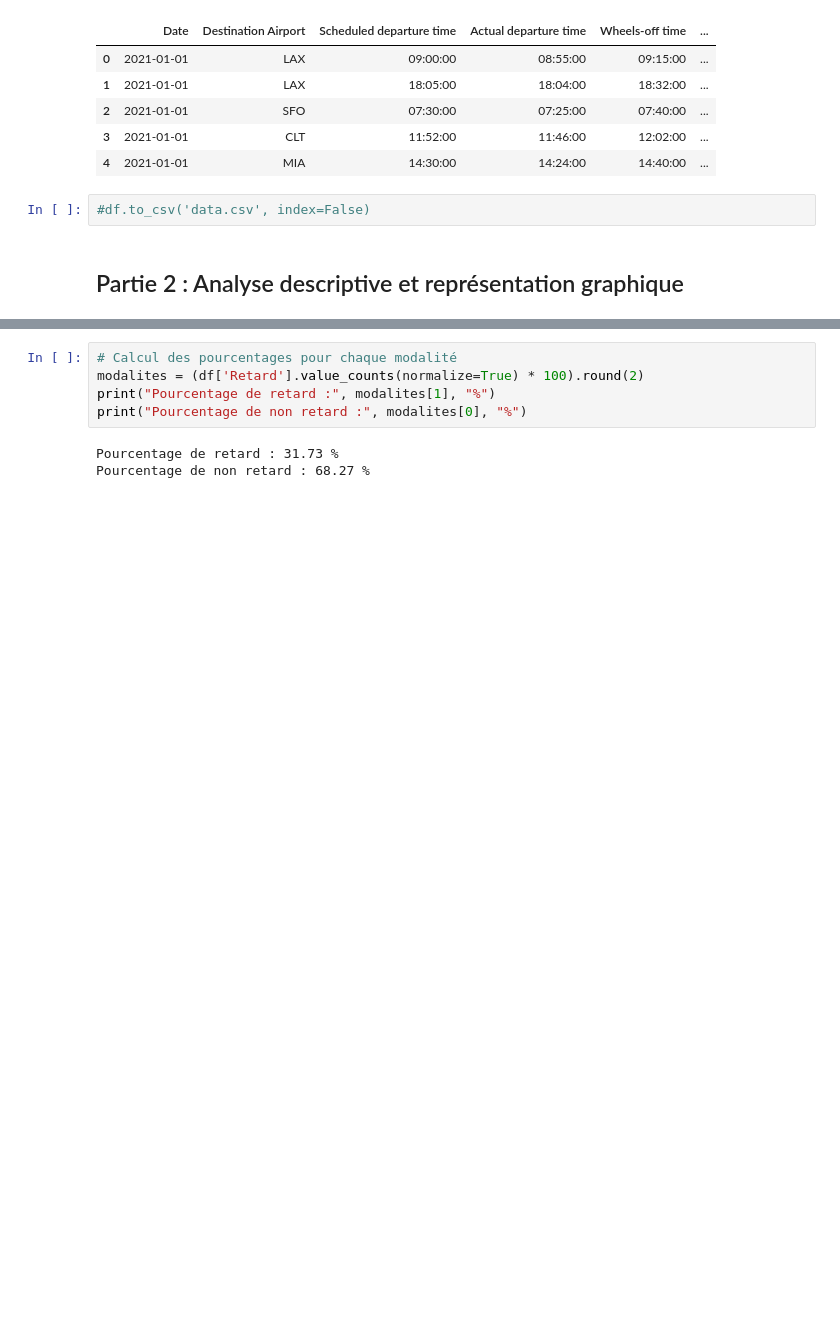
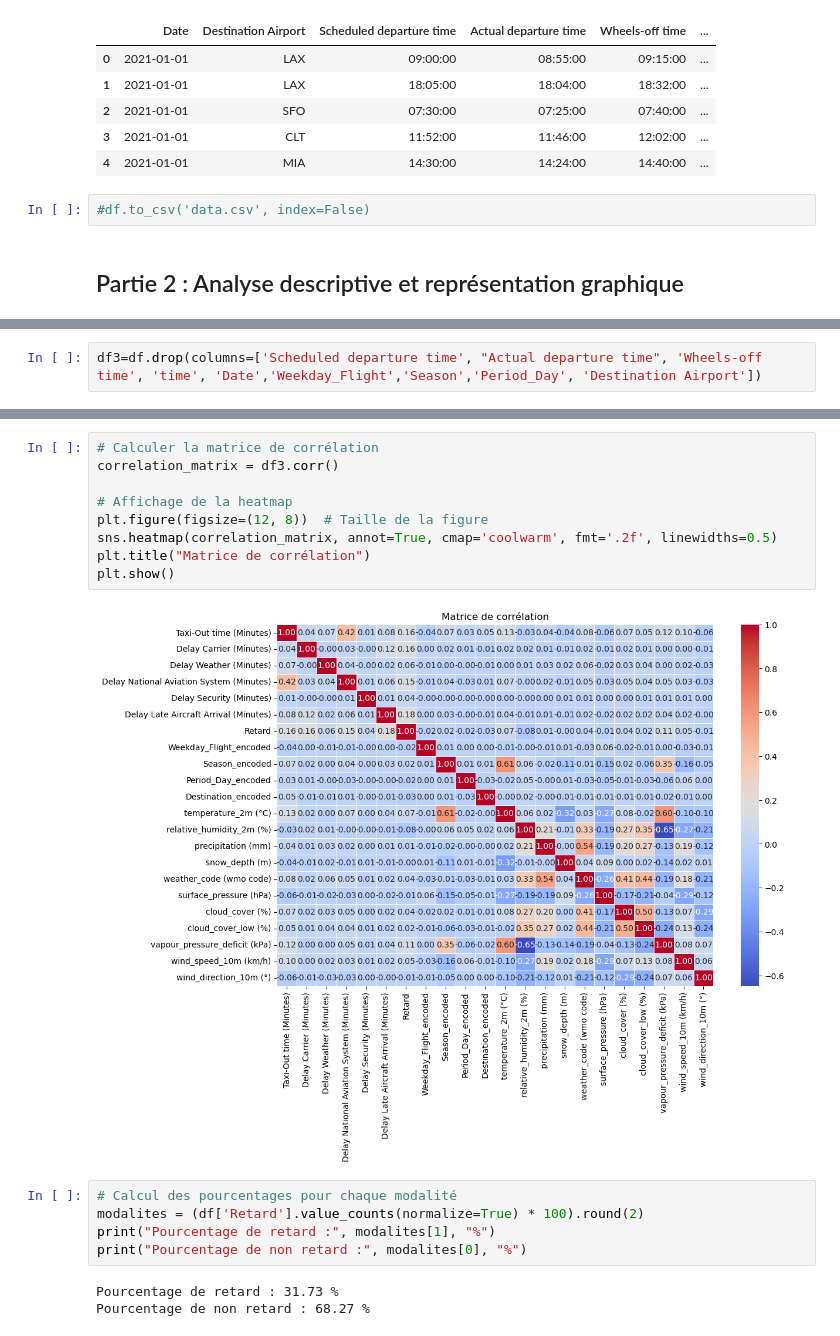
Before and after one commit to OUALYoss/Projet_Python-pour-la-data-science, a Jupyter notebook: Code_.ipynb, the cells around one changed output, grey strips where cells are left out. Saved outputs shown, nothing was run; the diff lists cells and outputs as text; blank space fills up the shorter version.

```diff
--- a/Code_.ipynb
+++ b/Code_.ipynb
@@ -617,0 +612,2 @@ df.head()
+# %%
+df3=df.drop(columns=['Scheduled departure time', "Actual departure time", 'Wheels-off time', 'time', 'Date','Weekday_Flight','Season','Period_Day', 'Destination Airport'])
@@ -618,3 +626,14 @@ df.head()
+# %%
+# Calculer la matrice de corrélation
+correlation_matrix = df3.corr()
+
+# Affichage de la heatmap
+plt.figure(figsize=(12, 8))  # Taille de la figure
+sns.heatmap(correlation_matrix, annot=True, cmap='coolwarm', fmt='.2f', linewidths=0.5)
+plt.title("Matrice de corrélation")
+plt.show()
+# %% [output]
+[figure, added]
 # %%
 # Calcul des pourcentages pour chaque modalité
 modalites = (df['Retard'].value_counts(normalize=True) * 100).round(2)
```
Also changed, not shown: parts of 8 cells of this notebook.
